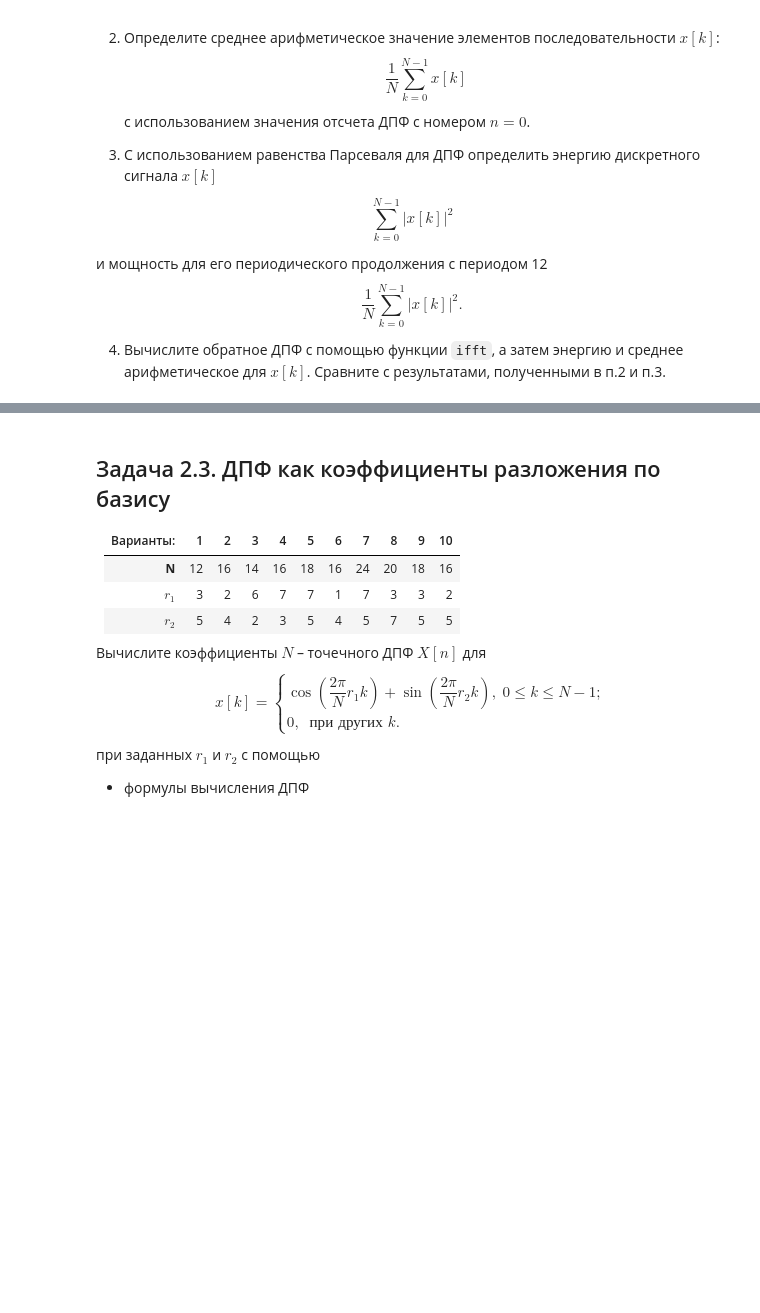
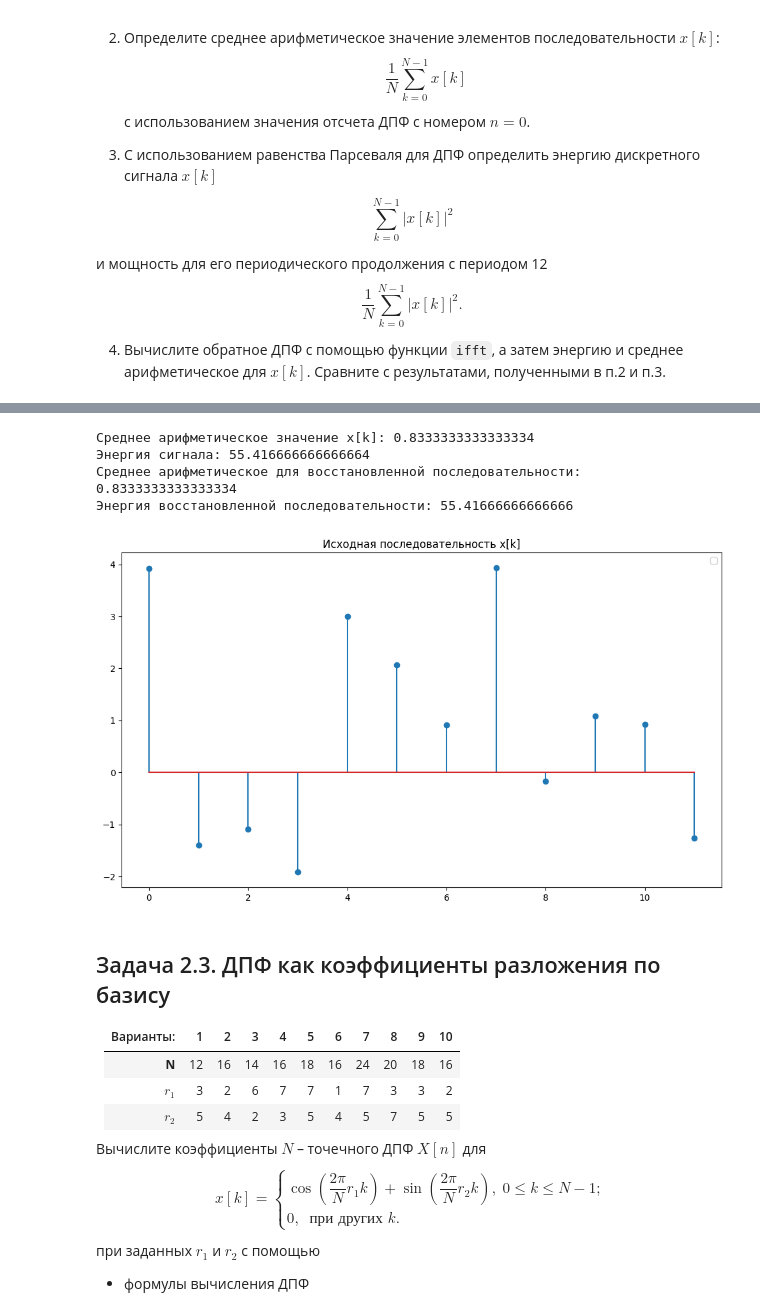
Before and after one commit to dementev-dv/DSP, a Jupyter notebook: Lab1_DFT.ipynb, the cells around one changed output, grey strips where cells are left out. Cells and saved outputs as stored; diff of their text form; code cells hidden in the pictures; blank space fills up the shorter version.

````diff
--- a/Lab1_DFT.ipynb
+++ b/Lab1_DFT.ipynb
@@ -205,3 +254,41 @@ $$ \dfrac{1}{N} \sum_{k=0}^{N-1} |x[k]|^2. $$
 
 4) Вычислите обратное ДПФ с помощью функции ```ifft```, а затем энергию и среднее арифметическое для $x[k]$.
 Сравните с результатами, полученными в п.2 и п.3.
+# %%
+import numpy as np
+import matplotlib.pyplot as plt
+
+X = np.array([10, -6 + 3j, 6 + 3j, 6 - 1j, 1 - 6j, 9 + 5j, 5])
+
+N = 12
+l = len(X)
+X_full = np.arange(N, dtype=complex)
+for i in range (l):
+  X_full[i] = X[i]
+for i in range (l, N):
+  X_full[i] = np.conj(X[l - i - 2])
+
+
+mean_x = np.real(X_full[0]) / N
+print("Среднее арифметическое значение x[k]:", mean_x)
+
+energy = np.sum(np.abs(X_full)**2) / N
+print("Энергия сигнала:", energy)
+
+x_orig = np.fft.ifft(X_full)
+mean_x_orig = np.mean(np.real(x_orig))
+print("Среднее арифметическое для восстановленной последовательности:", mean_x_orig)
+
+energy_orig = np.sum(np.abs(x_orig)**2)
+print("Энергия восстановленной последовательности:", energy_orig)
+
+plt.figure(figsize=(10, 6))
+
+plt.subplot(1, 1, 1)
+plt.title("Исходная последовательность x[k]")
+plt.stem(np.real(x_orig))
+plt.legend()
+
+plt.tight_layout()
+plt.show()
+# %% [output]
@@ -208,3 +296,8 @@ $$ \dfrac{1}{N} \sum_{k=0}^{N-1} |x[k]|^2. $$
+Среднее арифметическое значение x[k]: 0.8333333333333334
+Энергия сигнала: 55.416666666666664
+Среднее арифметическое для восстановленной последовательности: 0.8333333333333334
+Энергия восстановленной последовательности: 55.41666666666666
+[figure, added]
 # %% [markdown]
 ## Задача 2.3. ДПФ как коэффициенты разложения по базису
 
````
Also changed, not shown: parts of 3 cells of this notebook.
